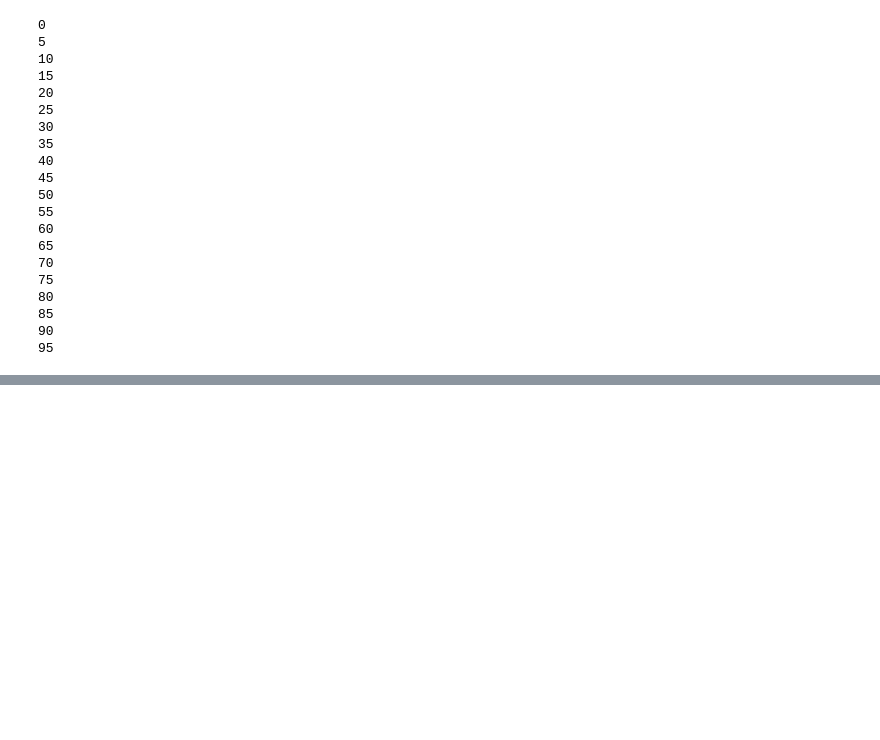
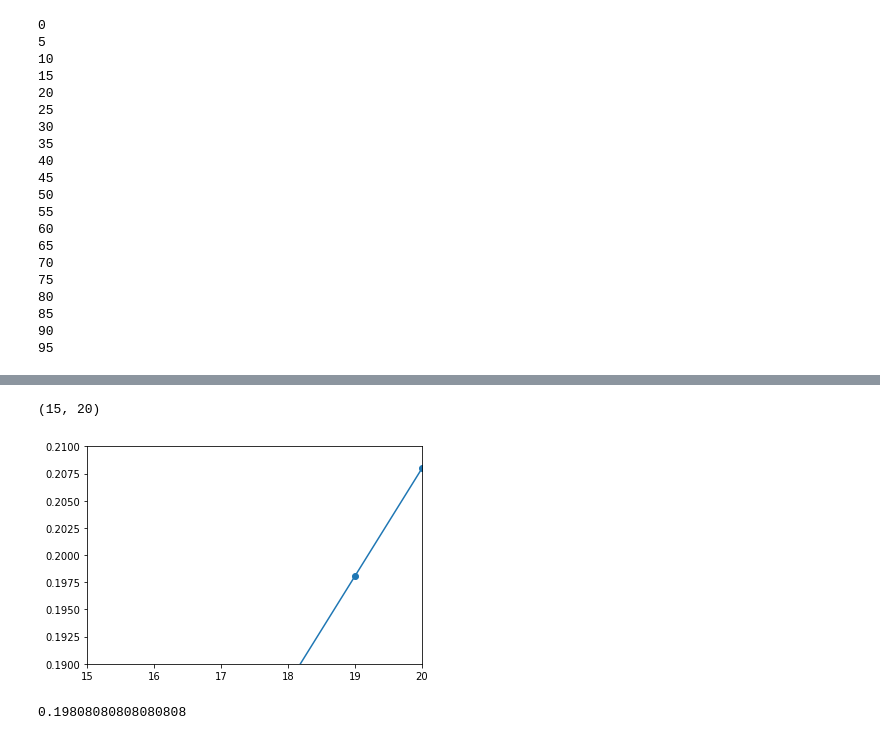
Before and after one commit to acagansengul/interlopers, a Jupyter notebook: lensfit.ipynb, the cells around one changed output, grey strips where cells are left out. Saved outputs shown, nothing was run; the diff lists cells and outputs as text; code cells hidden in the pictures; blank space fills up the shorter version.

```diff
--- a/lensfit.ipynb
+++ b/lensfit.ipynb
@@ -316,0 +335,11 @@ print(np.shape(ypixs)) ## interloper positions
+# %%
+plt.plot(zds, 'o-')
+plt.ylim(.19,.21)
+plt.xlim(15,20)
+# %% [output]
+(15, 20)
+[figure, added]
+# %%
+zds[19]
+# %% [output]
+0.19808080808080808
```
Also changed, not shown: parts of 52 cells of this notebook, 2 other files.
